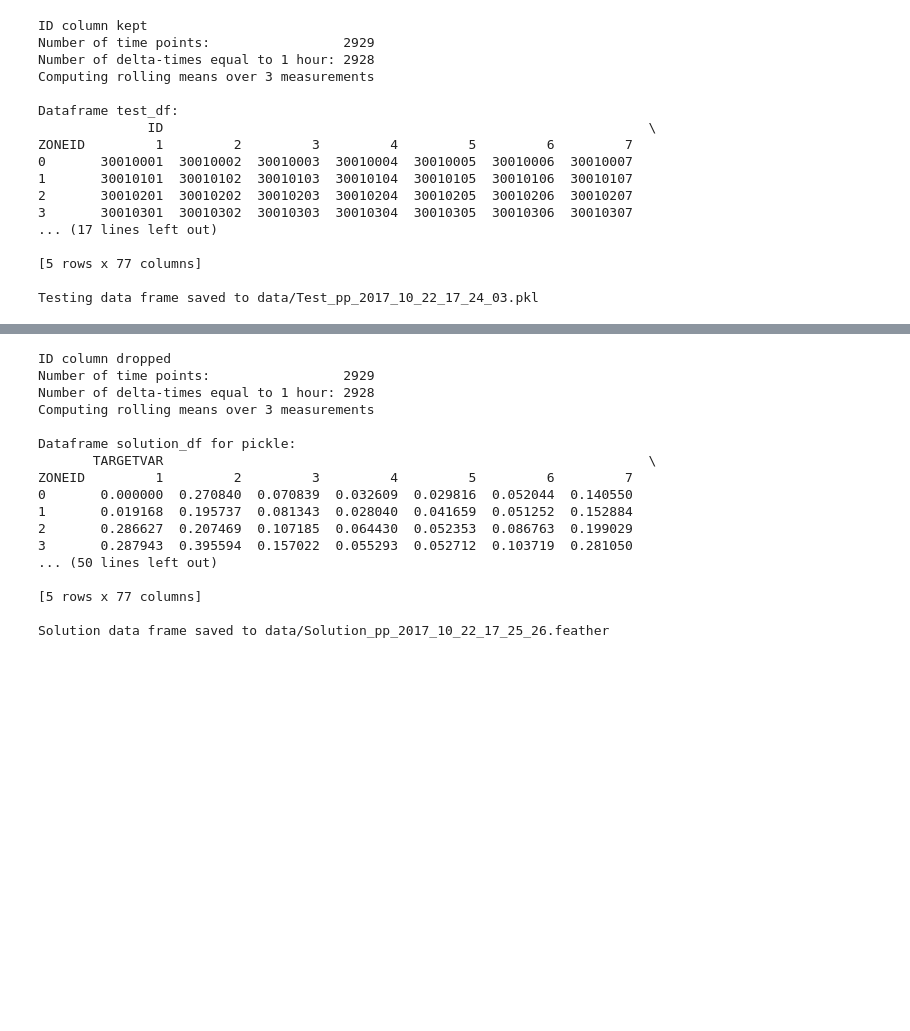
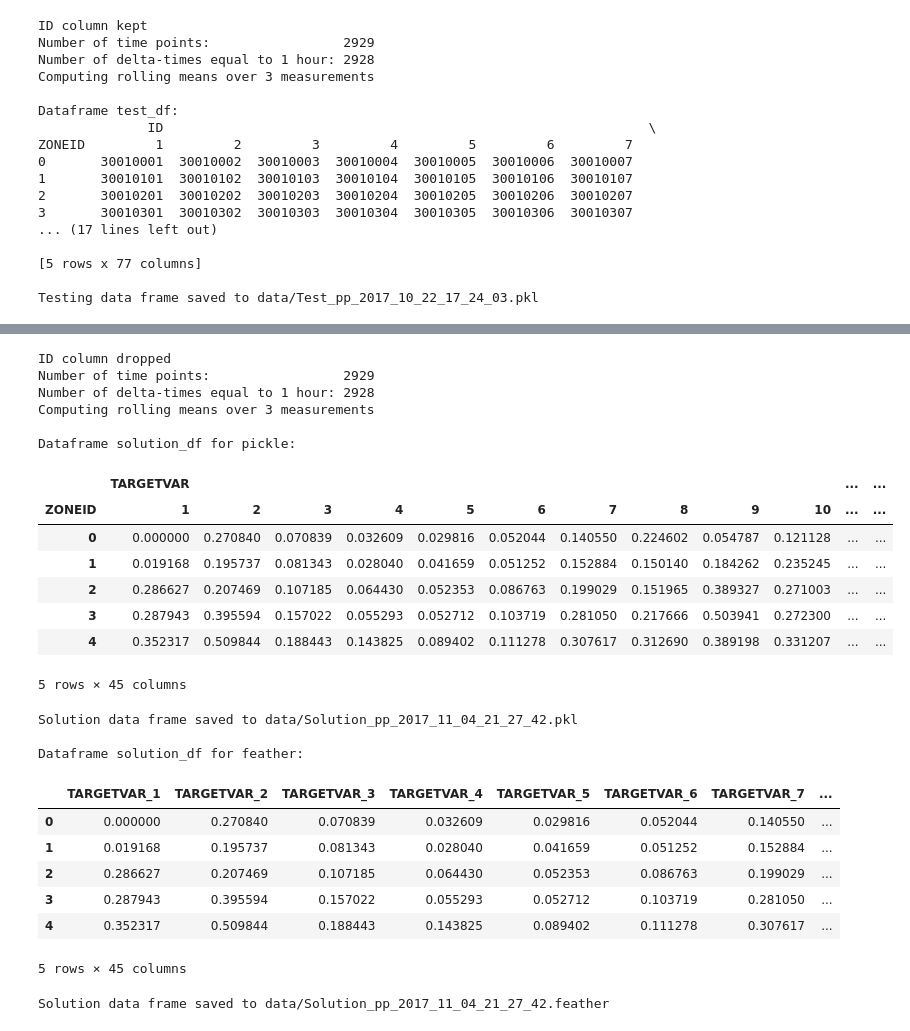
Before and after one commit to LucDemortier/WindTurbineOutputPrediction, a Jupyter notebook: 1_data_preparation.ipynb, the cells around one changed output, grey strips where cells are left out. Cells and saved outputs as stored; diff of their text form; code cells hidden in the pictures; blank space fills up the shorter version.

```diff
--- a/1_data_preparation.ipynb
+++ b/1_data_preparation.ipynb
@@ -27,7 +28,7 @@ import datetime
 '''
 Preprocessing function, good for training data as well as testing data.
 '''
-def preProcess(fname, Nroll=3, keepID=False):
+def preProcess(fname, Nroll=3, inclusive=False, keepID=False):
     '''
     Read in the wind turbine data, store in a Pandas dataframe, and rearrange.
 
@@ -46,9 +47,13 @@ def preProcess(fname, Nroll=3, keepID=False):
     2. If Nroll<=1, column names in the output data frame have the form:
             TARGETVAR U10 V10 U100 V100 YEAR DAYOFYEAR HOUR
        and TARGETVAR, U10, V10, U100, V100 each have a subindex 1 ... 10 indicating zone id.
+
        If Nroll>1, the structure is the same, but the U10, V10, U100, V100 columns are replaced
        by rolling means over Nroll measurements, and the names are U10_rmX, V10_rmX, U100_rmX,
        and V100_rmX, where X equals Nroll.
+
+       If Nroll>1 and inclusive==True, all rolling means from 1 to Nroll are kept in the
+       dataframe. If inclusive==False, only the rolling mean corresponding to Nroll is kept.
     '''
 
     # Read in the windmill data, parsing the third column as datetimes. Make a hierarchical
@@ -84,13 +89,16 @@ def preProcess(fname, Nroll=3, keepID=False):
 
     # Add rolling means of the wind measurements
     if Nroll>1:
-        print('Computing rolling means over {0} measurements'.format(Nroll))
-        dname = "_rm"+str(Nroll)
-        for i in wind_measurements:
-            df2[("U10"+dname,i)]  = df2[("U10",i)].rolling(Nroll, min_periods=1).mean()
-            df2[("U100"+dname,i)] = df2[("U100",i)].rolling(Nroll, min_periods=1).mean()
-            df2[("V10"+dname,i)]  = df2[("V10",i)].rolling(Nroll, min_periods=1).mean()
-            df2[("V100"+dname,i)] = df2[("V100",i)].rolling(Nroll, min_periods=1).mean()
+        NrollSet = range(2, Nroll+1) if inclusive else [Nroll]
+        for n in NrollSet:
+            print('Computing rolling means over {0} measurements'.format(n))
+            dname = "_rm"+str(n)
+            for i in wind_measurements:
+                df2[("U10"+dname,i)]  = df2[("U10",i)].rolling(n, min_periods=1).mean()
+                df2[("U100"+dname,i)] = df2[("U100",i)].rolling(n, min_periods=1).mean()
+                df2[("V10"+dname,i)]  = df2[("V10",i)].rolling(n, min_periods=1).mean()
+                df2[("V100"+dname,i)] = df2[("V100",i)].rolling(n, min_periods=1).mean()
+        if not inclusive: df2 = df2.drop(["U10", "U100", "V10", "V100"], axis=1, level=0)
     else:
         print('No rolling means computed')
 
@@ -264,47 +266,57 @@ Preprocess it in the same way as the training data set, then output it in pickle
 '''
 # Load and preprocess data
 solution_csv = "data/Solution.csv"
-solution_df  = preProcess(solution_csv, Nroll=3, keepID=False)
-print('\nDataframe solution_df for pickle:\n%s' %solution_df.head())
+solution_df  = preProcess(solution_csv, Nroll=3, inclusive=False, keepID=False)
+print('\nDataframe solution_df for pickle:\n')
+display_html(solution_df.head())
 
 # Output dataframe in pickle format
 fname          = strftime("%Y_%m_%d_%H_%M_%S")
 solution_fname = "data/Solution_pp_" + fname + ".pkl"
 try:
     solution_df.to_pickle(solution_fname)
     print('\nSolution data frame saved to {0}'.format(solution_fname))
 except:
     print('\nError saving solution data frame to {0}'.format(solution_fname))
 
 
 # Rename dataframe columns for easier handling in R
 fields  = [item[0]+'_'+str(item[1]) for item in solution_df.columns.values]
 fields  = [field if field[-1]!='_' else field[:-1] for field in fields]
 solution_df.columns = fields
-print('\nDataframe solution_df for feather:\n%s' %solution_df.head())
+print('\nDataframe solution_df for feather:\n')
+display_html(solution_df.head())
 
 # Output data frame in feather format
 solution_fname = "data/Solution_pp_" + fname + ".feather"
 try:
     feather.write_dataframe(solution_df, solution_fname)
     print('\nSolution data frame saved to {0}'.format(solution_fname))
 except:
     print('\nError saving solution data frame to {0}'.format(solution_fname))
 # %% [output]
 ID column dropped
 Number of time points:                 2929
 Number of delta-times equal to 1 hour: 2928
 Computing rolling means over 3 measurements
 
 Dataframe solution_df for pickle:
-       TARGETVAR                                                              \
-ZONEID         1         2         3         4         5         6         7
-0       0.000000  0.270840  0.070839  0.032609  0.029816  0.052044  0.140550
-1       0.019168  0.195737  0.081343  0.028040  0.041659  0.051252  0.152884
-2       0.286627  0.207469  0.107185  0.064430  0.052353  0.086763  0.199029
-3       0.287943  0.395594  0.157022  0.055293  0.052712  0.103719  0.281050
-... (50 lines left out)
-
-[5 rows x 77 columns]
-
-Solution data frame saved to data/Solution_pp_2017_10_22_17_25_26.feather
+|  | TARGETVAR |  |  |  |  |  |  |  |  |  | ... | ... |
+| ZONEID | 1 | 2 | 3 | 4 | 5 | 6 | 7 | 8 | 9 | 10 | ... | ... |
+| 0 | 0.000000 | 0.270840 | 0.070839 | 0.032609 | 0.029816 | 0.052044 | 0.140550 | 0.224602 | 0.054787 | 0.121128 | ... | ... |
+| 1 | 0.019168 | 0.195737 | 0.081343 | 0.028040 | 0.041659 | 0.051252 | 0.152884 | 0.150140 | 0.184262 | 0.235245 | ... | ... |
+| 2 | 0.286627 | 0.207469 | 0.107185 | 0.064430 | 0.052353 | 0.086763 | 0.199029 | 0.151965 | 0.389327 | 0.271003 | ... | ... |
+| 3 | 0.287943 | 0.395594 | 0.157022 | 0.055293 | 0.052712 | 0.103719 | 0.281050 | 0.217666 | 0.503941 | 0.272300 | ... | ... |
+| 4 | 0.352317 | 0.509844 | 0.188443 | 0.143825 | 0.089402 | 0.111278 | 0.307617 | 0.312690 | 0.389198 | 0.331207 | ... | ... |
+5 rows × 45 columns
+Solution data frame saved to data/Solution_pp_2017_11_04_21_27_42.pkl
+
+Dataframe solution_df for feather:
+|  | TARGETVAR_1 | TARGETVAR_2 | TARGETVAR_3 | TARGETVAR_4 | TARGETVAR_5 | TARGETVAR_6 | TARGETVAR_7 | ... |
+| 0 | 0.000000 | 0.270840 | 0.070839 | 0.032609 | 0.029816 | 0.052044 | 0.140550 | ... |
+| 1 | 0.019168 | 0.195737 | 0.081343 | 0.028040 | 0.041659 | 0.051252 | 0.152884 | ... |
+| 2 | 0.286627 | 0.207469 | 0.107185 | 0.064430 | 0.052353 | 0.086763 | 0.199029 | ... |
+| 3 | 0.287943 | 0.395594 | 0.157022 | 0.055293 | 0.052712 | 0.103719 | 0.281050 | ... |
+| 4 | 0.352317 | 0.509844 | 0.188443 | 0.143825 | 0.089402 | 0.111278 | 0.307617 | ... |
+5 rows × 45 columns
+Solution data frame saved to data/Solution_pp_2017_11_04_21_27_42.feather
```
Also changed, not shown: parts of 5 cells of this notebook.
